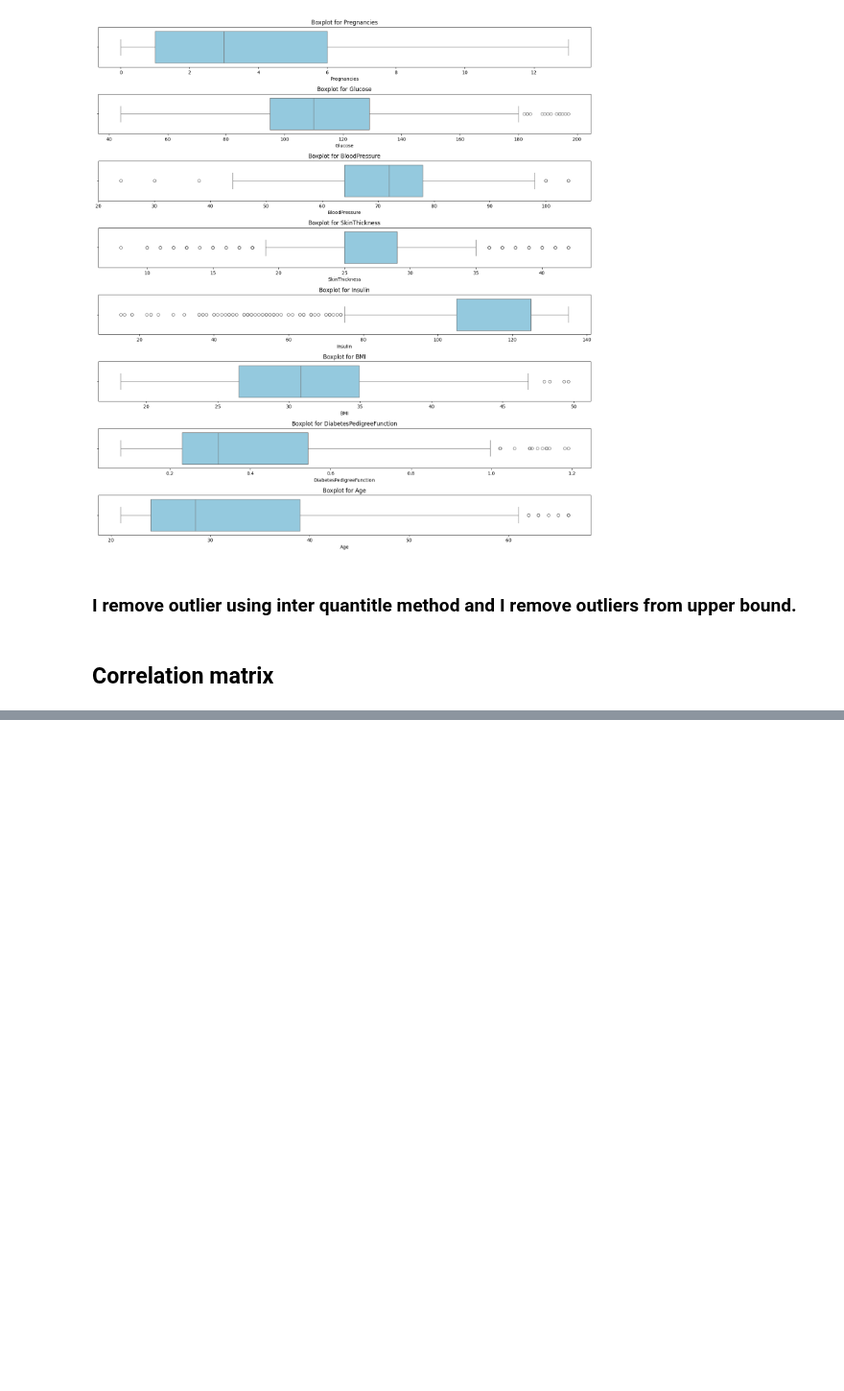
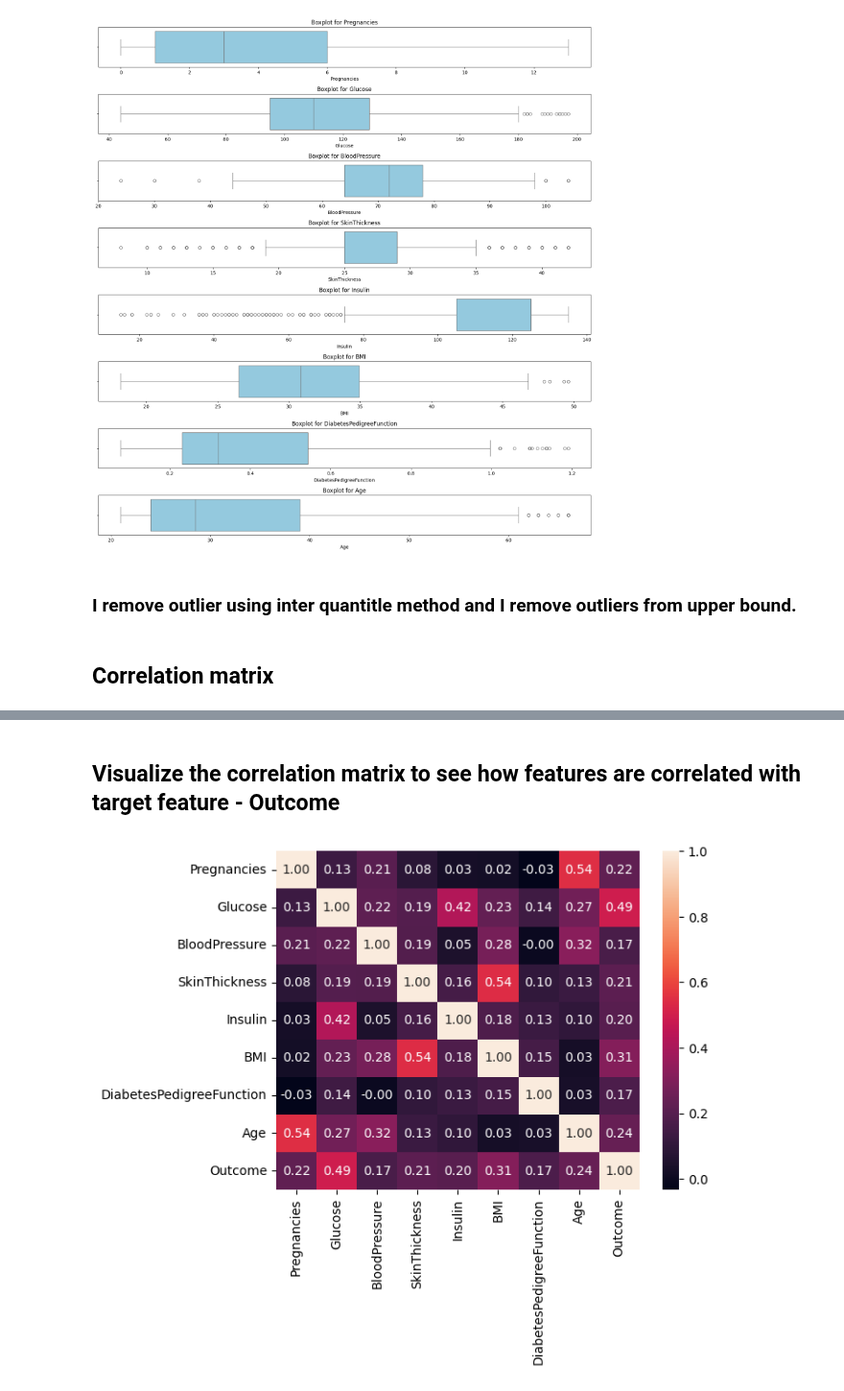
Before and after one commit to dinislamweb/diabetics-prediction-, a Jupyter notebook: diabetes_updated.ipynb, the cells around one changed output, grey strips where cells are left out. Shown at 96% size. Cells and saved outputs as stored; diff of their text form; code cells hidden in the pictures; blank space fills up the shorter version.

Commit message:
Correlation graph and description added

```diff
--- a/diabetes_updated.ipynb
+++ b/diabetes_updated.ipynb
@@ -467,3 +467,10 @@ df.corr()
 | DiabetesPedigreeFunction | -0.033523 | 0.137327 | -0.002378 | 0.102188 | 0.126503 | 0.153438 | 1.000000 | 0.033561 | ... |
 | Age | 0.544341 | 0.266909 | 0.324915 | 0.126107 | 0.097101 | 0.025597 | 0.033561 | 1.000000 | ... |
 | Outcome | 0.221898 | 0.492782 | 0.165723 | 0.214873 | 0.203790 | 0.312038 | 0.173844 | 0.238356 | ... |
+# %% [markdown]
+## Visualize the correlation matrix to see how features are correlated with target feature - Outcome
+# %%
+sns.heatmap(df.corr(),annot=True,fmt='.2f')
+plt.show()
+# %% [output]
+[figure, added]
```
Also changed, not shown: parts of 1 cell of this notebook.
